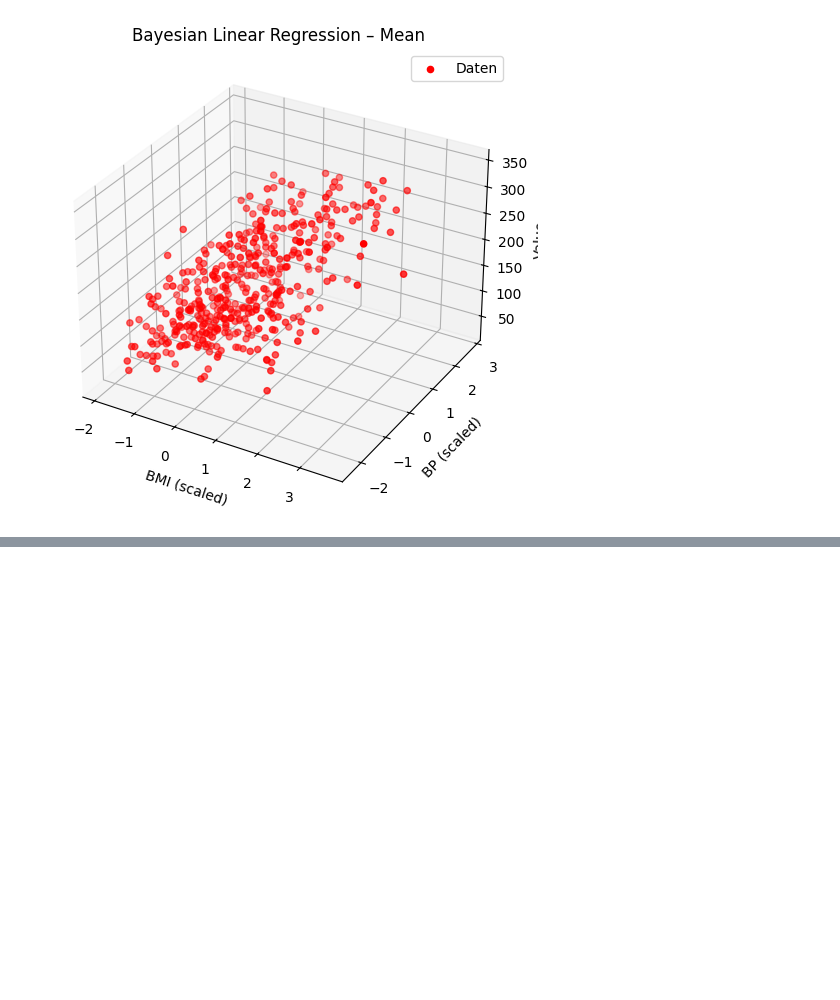
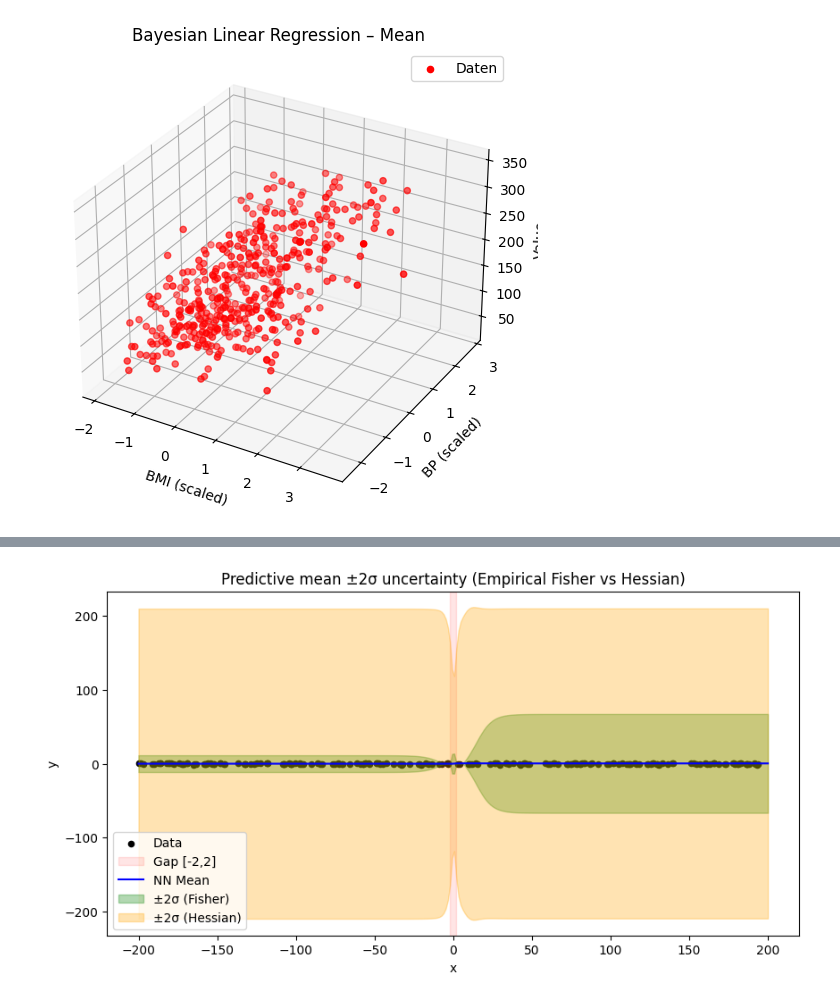
Before and after one commit to FritNik/MasterKL, a Jupyter notebook: Machine Learning 2/sheet04-Regression_LaPLaceApp.ipynb, the cells around one changed output, grey strips where cells are left out. Drawn from its saved outputs; the diff is of its cells as text; code cells hidden in the pictures; blank space fills up the shorter version.

```diff
--- a/Machine Learning 2/sheet04-Regression_LaPLaceApp.ipynb
+++ b/Machine Learning 2/sheet04-Regression_LaPLaceApp.ipynb
@@ -504,0 +609,20 @@ plot_surface_with_points(
+# %%
+class Net(nn.Module):
+    def __init__(self):
+        super().__init__()
+        self.fc1 = nn.Linear(1, 10)
+        self.fc2 = nn.Linear(10, 1)
+
+    def forward(self, x):
+        return self.fc2(torch.tanh(self.fc1(x)))
+
+model = Net()        # dein 1D-NN
+loss_fn = torch.nn.MSELoss()
+X_tensor = torch.tensor(X, dtype=torch.float32)
+Y_tensor = torch.tensor(y, dtype=torch.float32).unsqueeze(1)
+# %%
+F, Sigma_F = empirical_fisher_full(model, X_tensor, lam=1e-3)
+print("Fisher:", F)
+
+H, Sigma_H = exact_hessian_full(model, X_tensor, Y_tensor, loss_fn)
+print("Hessian:", H)
@@ -504,0 +672,55 @@ plot_surface_with_points(
+# %%
+# x_grid: dichtes Grid für Plot
+x_grid = np.linspace(-200, 200, 300)
+x_tensor = torch.tensor(x_grid, dtype=torch.float32)
+
+# Funktionen für predictive variance
+def linearized_variance(model, Sigma, x):
+    g = grad_output_wrt_params(model, x).detach().numpy()
+    return float(g.T @ Sigma @ g)
+
+# Compute mean and variance for grid
+y_mean = []
+y_upper_F = []
+y_lower_F = []
+y_upper_H = []
+y_lower_H = []
+
+for x in x_tensor:
+    # Predictive mean
+    model.eval()
+    with torch.no_grad():
+        y_pred = model(x.unsqueeze(0)).item()
+    y_mean.append(y_pred)
+
+    # Predictive variance Fisher
+    var_F = linearized_variance(model, Sigma_F, x)
+    y_upper_F.append(y_pred + 2*np.sqrt(var_F))
+    y_lower_F.append(y_pred - 2*np.sqrt(var_F))
+
+    # Predictive variance Hessian
+    var_H = linearized_variance(model, Sigma_H, x)
+    y_upper_H.append(y_pred + 2*np.sqrt(var_H))
+    y_lower_H.append(y_pred - 2*np.sqrt(var_H))
+
+plt.figure(figsize=(10,5))
+# Original data
+plt.scatter(X, y, color='black', s=20, label="Data")
+plt.axvspan(-2, 2, color="red", alpha=0.1, label="Gap [-2,2]")
+
+# Predictive mean
+plt.plot(x_grid, y_mean, color='blue', label="NN Mean")
+
+# Empirical Fisher ±2σ
+plt.fill_between(x_grid, y_lower_F, y_upper_F, color='green', alpha=0.3, label="±2σ (Fisher)")
+
+# Hessian ±2σ
+plt.fill_between(x_grid, y_lower_H, y_upper_H, color='orange', alpha=0.3, label="±2σ (Hessian)")
+
+plt.legend()
+plt.xlabel("x")
+plt.ylabel("y")
+plt.title("Predictive mean ±2σ uncertainty (Empirical Fisher vs Hessian)")
+plt.show()
+# %% [output]
+[figure, added]
```
Also changed, not shown: parts of 6 cells of this notebook.
